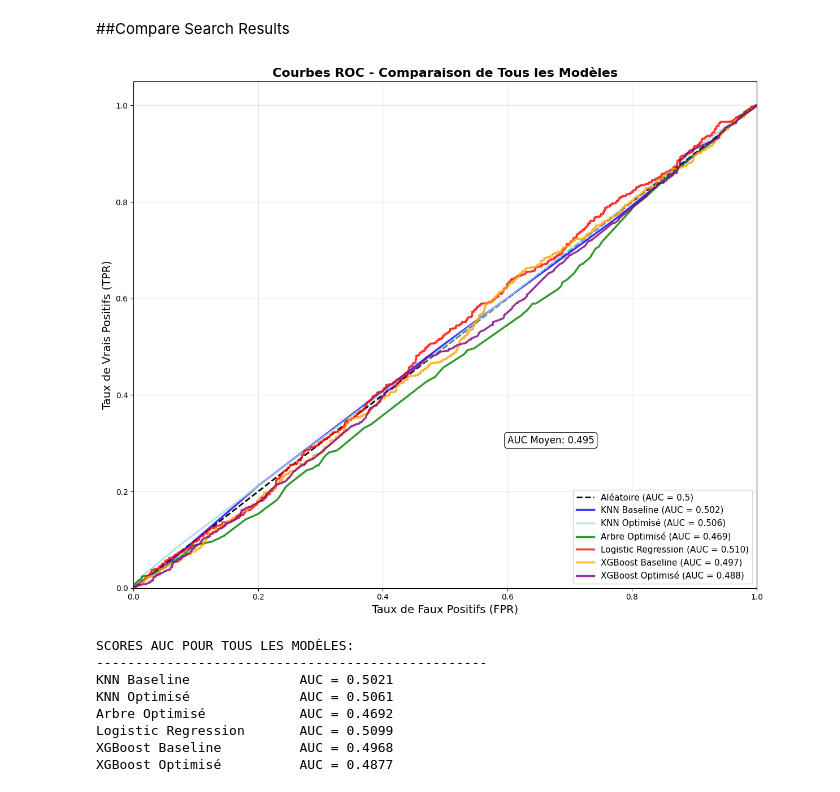
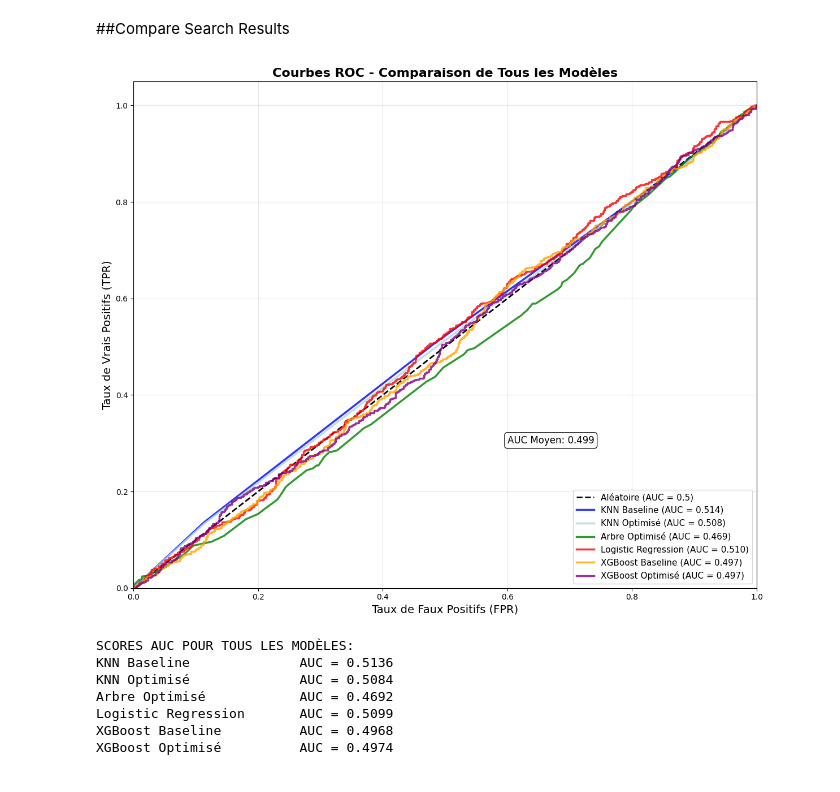
Before and after one commit to Meria-Troudi/mlProject, a Jupyter notebook: models/bo1_Models.ipynb, the cells around one changed output. Drawn from its saved outputs; the diff is of its cells as text; code cells hidden in the pictures.

```diff
--- a/models/bo1_Models.ipynb
+++ b/models/bo1_Models.ipynb
@@ -76,5 +96,5 @@ X_test_scaled = scaler.transform(X_test)
 # %%
-knn_baseline = KNeighborsClassifier(n_neighbors=7)
+knn_baseline = KNeighborsClassifier(n_neighbors=3)
 knn_baseline.fit(X_train_scaled, y_train)
 y_pred_knn = knn_baseline.predict(X_test_scaled)
 acc_knn= accuracy_score(y_test, y_pred_knn)
@@ -100,7 +120,7 @@ weighted avg       0.50      0.50      0.50      2000
 param_grid_knn = {
     'n_neighbors': [3, 5, 7, 9, 11, 15],
     'weights': ['uniform', 'distance'],
-    'metric': ['euclidean', 'manhattan']
+    'metric': ['euclidean']
 }
 knn_grid = GridSearchCV(
     KNeighborsClassifier(),
@@ -520,17 +515,3 @@ plt.title("Matrice de confusion - Régression Polynomiale")
 plt.show()
 # %% [output]
 [figure]
-# %%
-y_pred_proba_poly = lr_poly.predict_proba(X_test_poly)[:,1]
-fpr, tpr, _ = roc_curve(y_test, y_pred_proba_poly)
-
-plt.figure(figsize=(6,4))
-plt.plot(fpr, tpr)
-plt.plot([0,1],[0,1], '--')
-plt.title("ROC Curve - Polynomial Logistic Regression")
-plt.xlabel("False Positive Rate")
-plt.ylabel("True Positive Rate")
-plt.grid()
-plt.show()
-
-print("AUC =", roc_auc_score(y_test, y_pred_proba_poly))
@@ -842,72 +826,62 @@ plt.show()
 # %% [markdown]
 ##Compare Search Results
 # %%
+# --------------------------
+# ROC & Comparison
+# --------------------------
 
-# Get probabilities for all models
+from sklearn.metrics import roc_curve, roc_auc_score
+
+# Get predicted probabilities
 y_proba_knn = knn_baseline.predict_proba(X_test_scaled)[:, 1]
 y_proba_knn_opt = best_knn.predict_proba(X_test_scaled)[:, 1]
 y_proba_tree = best_tree.predict_proba(X_test)[:, 1]
 y_proba_lr = best_lr.predict_proba(X_test_scaled)[:, 1]
 y_proba_xgb = xgb_baseline.predict_proba(X_test)[:, 1]
-y_proba_xgb_opt = best_xgb_model.predict_proba(X_test)[:, 1]
+y_proba_xgb_opt = best_xgb.predict_proba(X_test_scaled)[:, 1]
 
 # Store models and their probabilities
 models_roc = {
     'KNN Baseline': y_proba_knn,
     'KNN Optimisé': y_proba_knn_opt,
     'Arbre Optimisé': y_proba_tree,
     'Logistic Regression': y_proba_lr,
     'XGBoost Baseline': y_proba_xgb,
     'XGBoost Optimisé': y_proba_xgb_opt
 }
 
-# Plot all ROC curves in one figure
+# Plot ROC curves
 plt.figure(figsize=(12, 10))
-
-# Plot random classifier line
 plt.plot([0, 1], [0, 1], 'k--', label='Aléatoire (AUC = 0.5)', linewidth=2)
 
-# Colors for different models
 colors = ['blue', 'lightblue', 'green', 'red', 'orange', 'purple']
-
-# Plot each model's ROC curve
-for idx, (model_name, y_proba) in enumerate(models_roc.items()):
-    fpr, tpr, _ = roc_curve(y_test, y_proba)
-    auc_score = roc_auc_score(y_test, y_proba)
+for idx, (name, y_prob) in enumerate(models_roc.items()):
+    fpr, tpr, _ = roc_curve(y_test, y_prob)
+    auc_score = roc_auc_score(y_test, y_prob)
     plt.plot(fpr, tpr, color=colors[idx], linewidth=2.5,
-             label=f'{model_name} (AUC = {auc_score:.3f})', alpha=0.8)
+             label=f'{name} (AUC = {auc_score:.3f})', alpha=0.8)
 
 plt.xlabel('Taux de Faux Positifs (FPR)', fontsize=14)
 plt.ylabel('Taux de Vrais Positifs (TPR)', fontsize=14)
 plt.title('Courbes ROC - Comparaison de Tous les Modèles', fontsize=16, fontweight='bold')
 plt.legend(loc='lower right', fontsize=11)
 plt.grid(True, alpha=0.3)
-plt.xlim([0.0, 1.0])
-plt.ylim([0.0, 1.05])
+plt.xlim([0, 1])
+plt.ylim([0, 1.05])
 
-# Add mean AUC
-auc_scores = [roc_auc_score(y_test, y_proba) for y_proba in models_roc.values()]
-mean_auc = np.mean(auc_scores)
-plt.text(0.6, 0.3, f'AUC Moyen: {mean_auc:.3f}',
-         fontsize=12, bbox=dict(boxstyle="round,pad=0.3", facecolor="white", alpha=0.9))
+# Mean AUC annotation
+mean_auc = np.mean([roc_auc_score(y_test, y_prob) for y_prob in models_roc.values()])
+plt.text(0.6, 0.3, f'AUC Moyen: {mean_auc:.3f}', fontsize=12,
+         bbox=dict(boxstyle="round,pad=0.3", facecolor="white", alpha=0.9))
 
 plt.tight_layout()
 plt.show()
 # %% [output]
-[figure, old version]
+[figure, new version]
+SCORES AUC POUR TOUS LES MODÈLES:
+KNN Baseline              AUC = 0.5136
+KNN Optimisé              AUC = 0.5084
+Arbre Optimisé            AUC = 0.4692
+Logistic Regression       AUC = 0.5099
+XGBoost Baseline          AUC = 0.4968
+XGBoost Optimisé          AUC = 0.4974
-# %%
-# Print AUC scores
-print("\nSCORES AUC POUR TOUS LES MODÈLES:")
-print("-" * 50)
-for model_name, y_proba in models_roc.items():
-    auc_score = roc_auc_score(y_test, y_proba)
-    print(f"{model_name:25} AUC = {auc_score:.4f}")
-# %% [output]
-SCORES AUC POUR TOUS LES MODÈLES:
---------------------------------------------------
-KNN Baseline              AUC = 0.5021
-KNN Optimisé              AUC = 0.5061
-Arbre Optimisé            AUC = 0.4692
-Logistic Regression       AUC = 0.5099
-XGBoost Baseline          AUC = 0.4968
-XGBoost Optimisé          AUC = 0.4877
```
Also changed, not shown: parts of 33 cells of this notebook, 2 other files.
